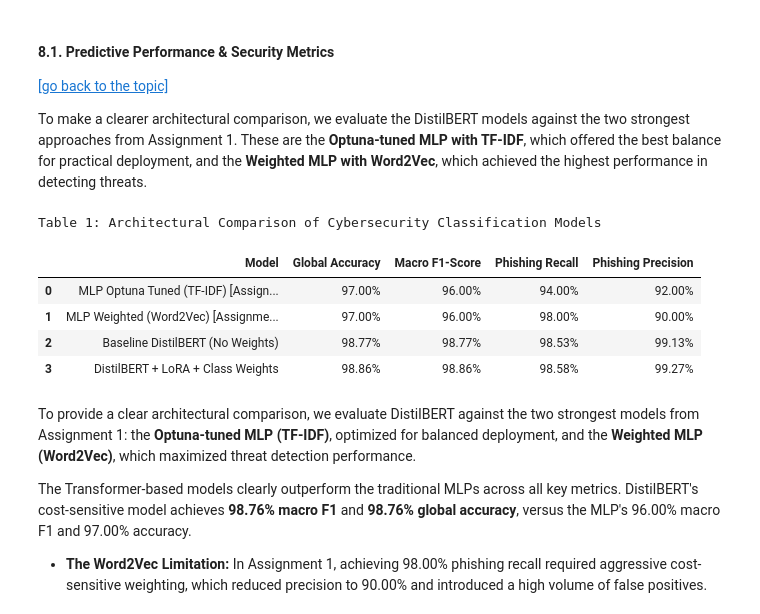
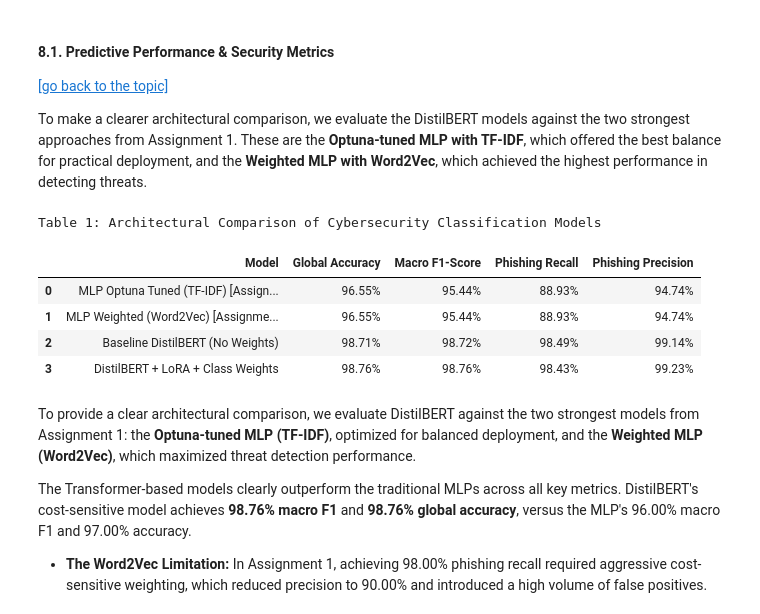
Before and after one commit to Alejandro-131004/Natural-Language-Processing, a Jupyter notebook: Project_2.ipynb, the cells around one changed output. Cells and saved outputs as stored; diff of their text form; code cells hidden in the pictures.

```diff
--- a/Project_2.ipynb
+++ b/Project_2.ipynb
@@ -764,7 +765,7 @@ training_args_baseline = TrainingArguments(
     learning_rate=2e-4,
     per_device_train_batch_size=64,
     per_device_eval_batch_size=64,
-    num_train_epochs=20,
+    num_train_epochs=18,
     weight_decay=0.01,
     load_best_model_at_end=True,
     metric_for_best_model="f1_macro",
@@ -925,16 +910,19 @@ To make a clearer architectural comparison, we evaluate the DistilBERT models ag
 # Assignment 1 metrics are loaded from saved artifacts; Assignment 2 metrics come from y_pred/y_pred_baseline
 
 # --- Assignment 1 results (from saved predictions) ---
-y_test_a1 = np.array(joblib.load('models/y_test.pkl')).astype(int)
+if 'y_test' in globals():
+    y_test_a1 = np.asarray(y_test).astype(int)
+else:
+    y_test_a1 = np.load('data/y_test.npy').astype(int)
 
 # MLP Optuna Tuned (TF-IDF)
-y_pred_optuna = np.load('models/all_preds_mlp_optuna.npy').astype(int)
+y_pred_optuna = np.load('all_preds_mlp_weighted.npy').astype(int)
 cr_optuna = precision_recall_fscore_support(y_test_a1, y_pred_optuna, average='macro', zero_division=0)
 acc_optuna = accuracy_score(y_test_a1, y_pred_optuna)
 pr_optuna = precision_recall_fscore_support(y_test_a1, y_pred_optuna, average=None, labels=[1], zero_division=0)
 
 # MLP Weighted (Word2Vec)
-y_pred_w2v = np.load('models/all_preds_mlp_weighted.npy').astype(int)
+y_pred_w2v = np.load('all_preds_mlp_weighted.npy').astype(int)
 cr_w2v = precision_recall_fscore_support(y_test_a1, y_pred_w2v, average='macro', zero_division=0)
 acc_w2v = accuracy_score(y_test_a1, y_pred_w2v)
 pr_w2v = precision_recall_fscore_support(y_test_a1, y_pred_w2v, average=None, labels=[1], zero_division=0)
@@ -951,37 +939,37 @@ acc_cost = accuracy_score(y_true, y_pred)
 pr_cost = precision_recall_fscore_support(y_true, y_pred, average=None, labels=[1], zero_division=0)
 
 # Build the table
 comparison_data = {
     'Model': [
         'MLP Optuna Tuned (TF-IDF) [Assignment 1]',
         'MLP Weighted (Word2Vec) [Assignment 1]',
         'Baseline DistilBERT (No Weights)',
         'DistilBERT + LoRA + Class Weights'
     ],
     'Global Accuracy':    [acc_optuna, acc_w2v, acc_base, acc_cost],
     'Macro F1-Score':     [cr_optuna[2], cr_w2v[2], cr_base[2], cr_cost[2]],
     'Phishing Recall':    [pr_optuna[1][0], pr_w2v[1][0], pr_base[1][0], pr_cost[1][0]],
     'Phishing Precision': [pr_optuna[0][0], pr_w2v[0][0], pr_base[0][0], pr_cost[0][0]],
 }
 
 df_comparison = pd.DataFrame(comparison_data)
 
 # Format the table for better visualization
 df_comparison_styled = df_comparison.style.format({
     'Global Accuracy': "{:.2%}",
     'Macro F1-Score': "{:.2%}",
     'Phishing Recall': "{:.2%}",
     'Phishing Precision': "{:.2%}"
 }).set_caption("Table 1: Architectural Comparison of Cybersecurity Classification Models")
 
 display(df_comparison_styled)
 # %% [output]
 Table 1: Architectural Comparison of Cybersecurity Classification Models
 |  | Model | Global Accuracy | Macro F1-Score | Phishing Recall | Phishing Precision |
-| 0 | MLP Optuna Tuned (TF-IDF) [Assign... | 97.00% | 96.00% | 94.00% | 92.00% |
-| 1 | MLP Weighted (Word2Vec) [Assignme... | 97.00% | 96.00% | 98.00% | 90.00% |
-| 2 | Baseline DistilBERT (No Weights) | 98.77% | 98.77% | 98.53% | 99.13% |
-| 3 | DistilBERT + LoRA + Class Weights | 98.86% | 98.86% | 98.58% | 99.27% |
+| 0 | MLP Optuna Tuned (TF-IDF) [Assign... | 96.55% | 95.44% | 88.93% | 94.74% |
+| 1 | MLP Weighted (Word2Vec) [Assignme... | 96.55% | 95.44% | 88.93% | 94.74% |
+| 2 | Baseline DistilBERT (No Weights) | 98.71% | 98.72% | 98.49% | 99.14% |
+| 3 | DistilBERT + LoRA + Class Weights | 98.76% | 98.76% | 98.43% | 99.23% |
 # %% [markdown]
 To provide a clear architectural comparison, we evaluate DistilBERT against the two strongest models from Assignment 1: the **Optuna-tuned MLP (TF-IDF)**, optimized for balanced deployment, and the **Weighted MLP (Word2Vec)**, which maximized threat detection performance.
 
```
Also changed, not shown: parts of 8 cells of this notebook.
